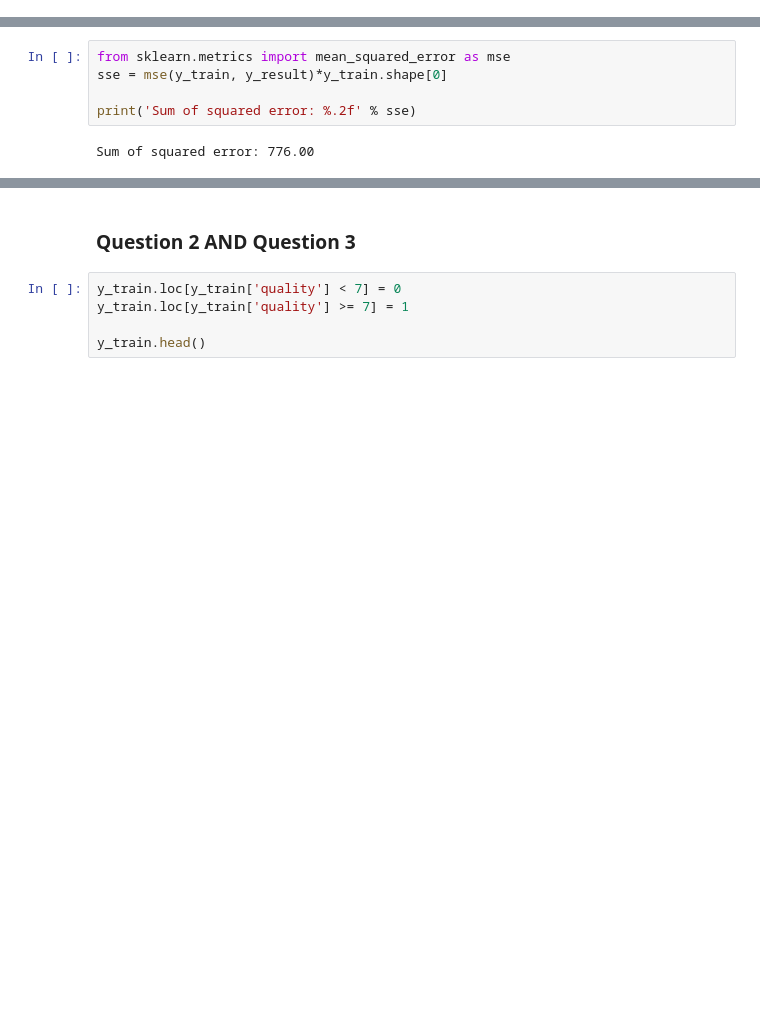
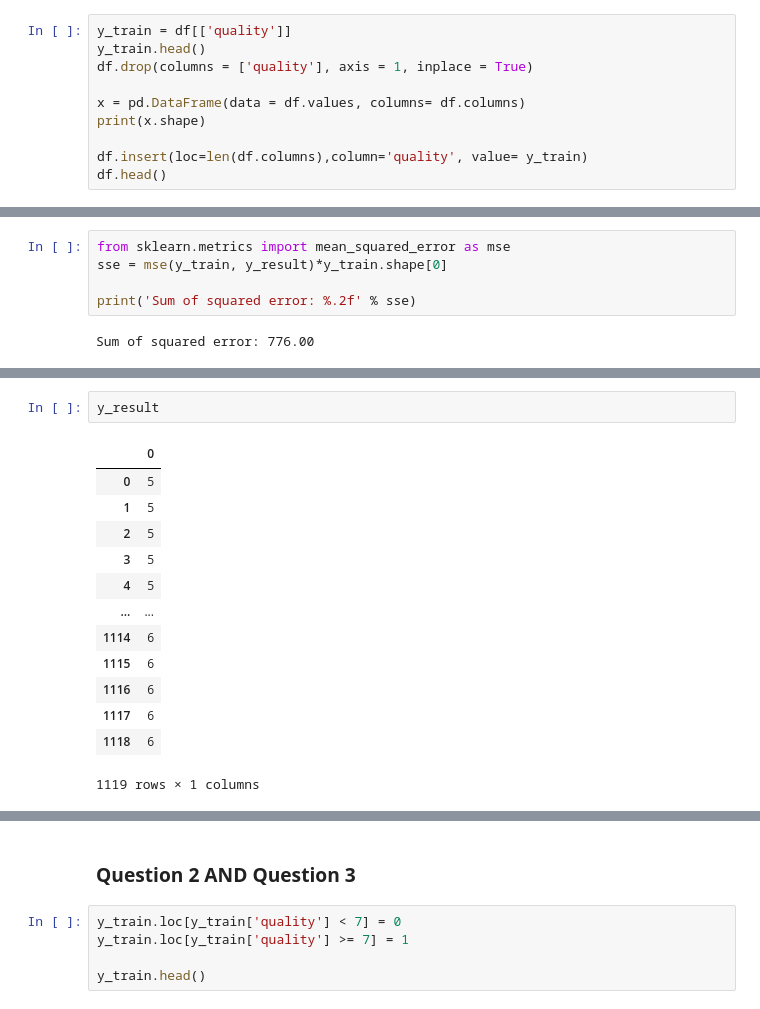
Before and after one commit to Susheel06/assignment1, a Jupyter notebook: BigDataAnalytics_ASSIGNMENT1.ipynb, the cells around one changed output, grey strips where cells are left out. Drawn from its saved outputs; the diff is of its cells as text; blank space fills up the shorter version.

```diff
--- a/BigDataAnalytics_ASSIGNMENT1.ipynb
+++ b/BigDataAnalytics_ASSIGNMENT1.ipynb
@@ -41,0 +36,10 @@ train.head()
+# %%
+y_train = df[['quality']]
+y_train.head()
+df.drop(columns = ['quality'], axis = 1, inplace = True)
+
+x = pd.DataFrame(data = df.values, columns= df.columns)
+print(x.shape)
+
+df.insert(loc=len(df.columns),column='quality', value= y_train)
+df.head()
@@ -101,0 +176,16 @@ Sum of squared error: 776.00
+# %%
+y_result
+# %% [output]
+|  | 0 |
+| 0 | 5 |
+| 1 | 5 |
+| 2 | 5 |
+| 3 | 5 |
+| 4 | 5 |
+| ... | ... |
+| 1114 | 6 |
+| 1115 | 6 |
+| 1116 | 6 |
+| 1117 | 6 |
+| 1118 | 6 |
+1119 rows × 1 columns
```
Also changed, not shown: parts of 25 cells of this notebook.
